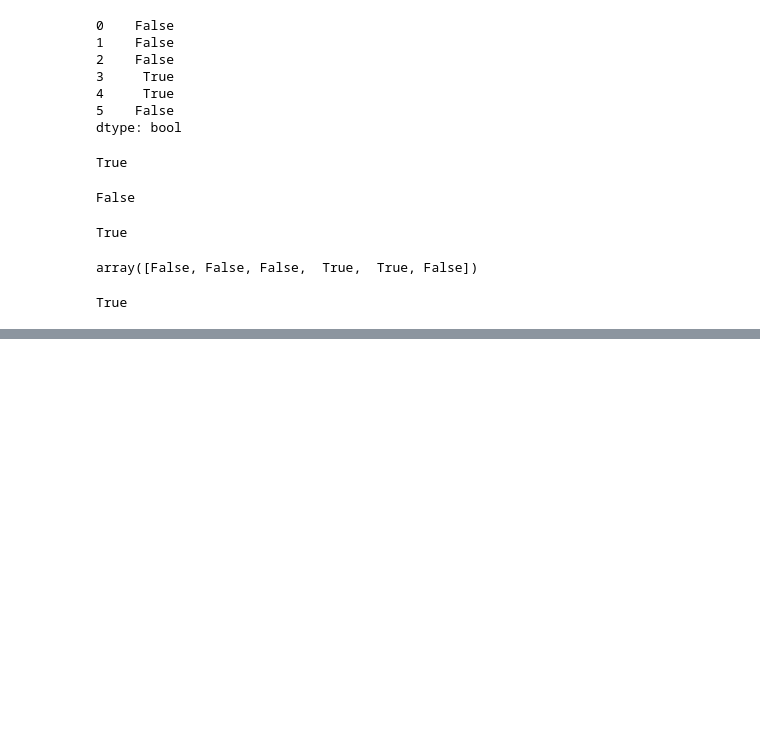
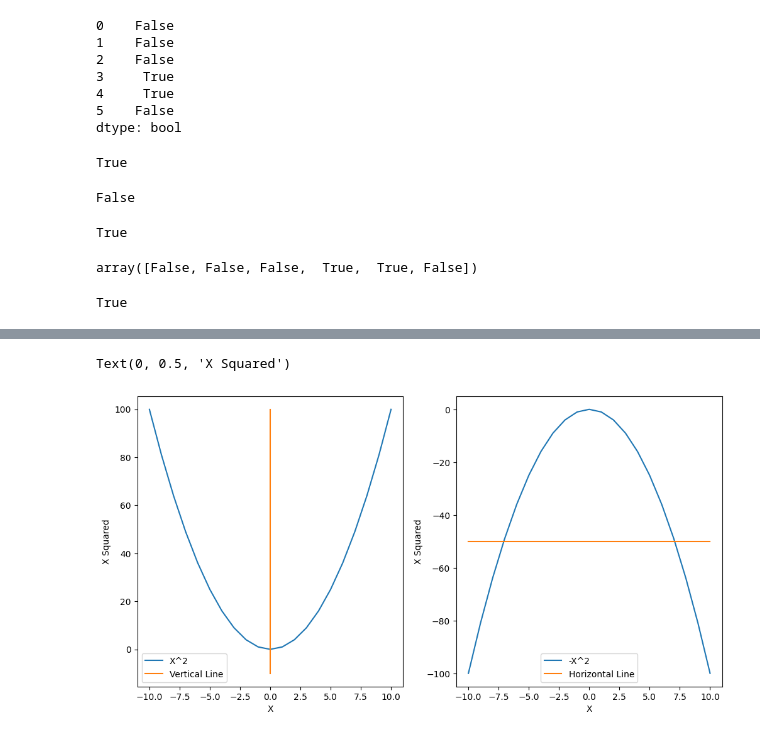
Before and after one commit to CTimBru/fcc-DAwPython, a Jupyter notebook: data_cleaning.ipynb, the cells around one changed output, grey strips where cells are left out. Cells and saved outputs as stored; diff of their text form; code cells hidden in the pictures; blank space fills up the shorter version.

```diff
--- a/data_cleaning.ipynb
+++ b/data_cleaning.ipynb
@@ -688,0 +1045,19 @@ True
+# %%
+plt.figure(figsize=(12,6))
+plt.subplot(1,2,1)
+plt.plot(x,x**2)
+plt.plot([0,0,0],[-10,0,100])
+plt.legend(['X^2','Vertical Line'])
+plt.xlabel('X')
+plt.ylabel('X Squared')
+
+plt.subplot(1,2,2)
+plt.plot(x,-1*(x**2))
+plt.plot([-10,0,10],[-50,-50,-50])
+plt.legend(['-X^2','Horizontal Line'])
+
+plt.xlabel('X')
+plt.ylabel('X Squared')
+# %% [output]
+Text(0, 0.5, 'X Squared')
+[figure, added]
```
Also changed, not shown: parts of 80 cells of this notebook, 1 other file.
